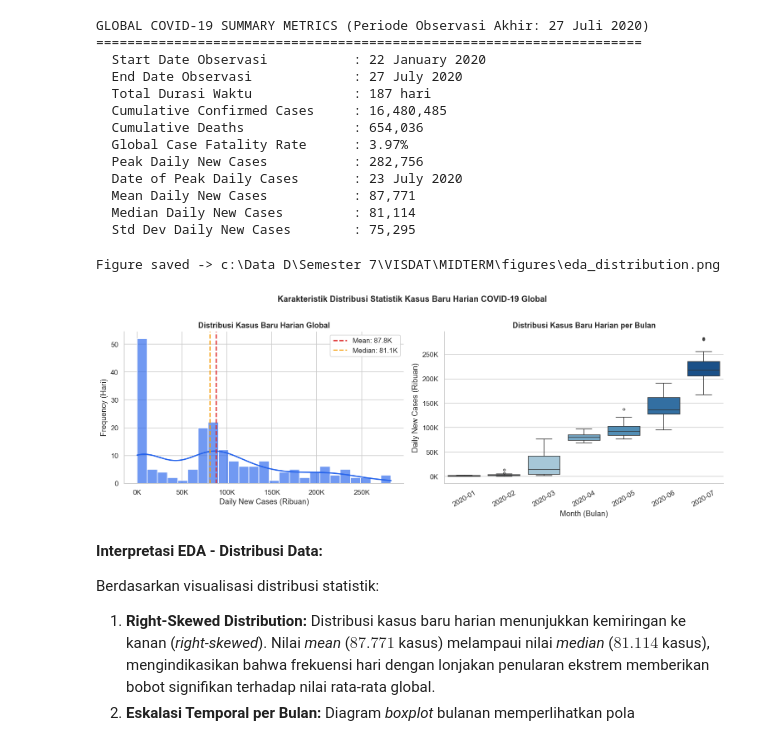
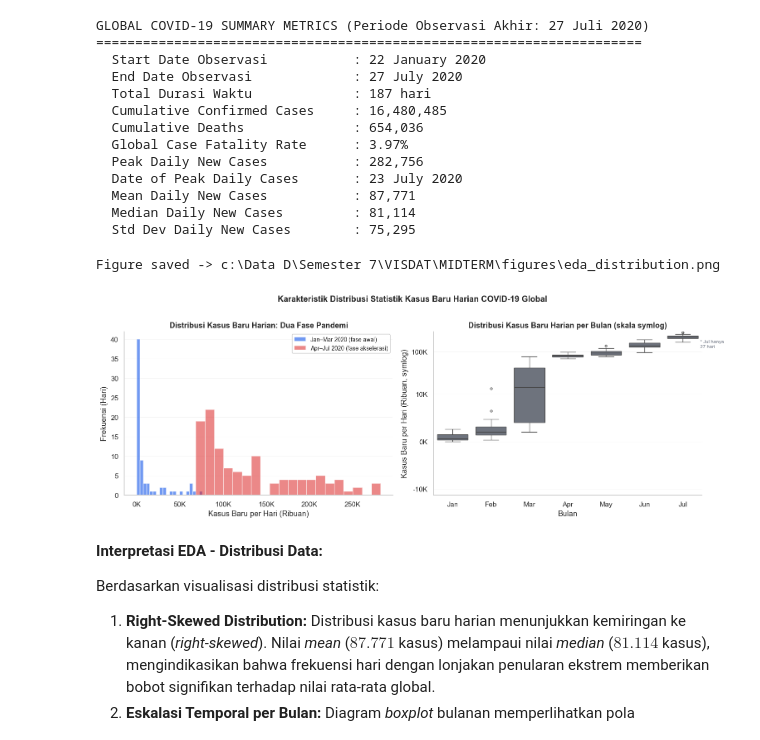
Before and after one commit to Hiiroga/Visualization-Data-Midterm-Project, a Jupyter notebook: covid19_time_series_visualization.ipynb, the cells around one changed output. Saved outputs shown, nothing was run; the diff lists cells and outputs as text; code cells hidden in the pictures.

```diff
--- a/covid19_time_series_visualization.ipynb
+++ b/covid19_time_series_visualization.ipynb
@@ -235,7 +235,8 @@ plt.rcParams.update({
     'axes.spines.right' : False,
     'axes.grid'         : True,
     'grid.color'        : '#E5E7EB',
-    'grid.linewidth'    : 0.7,
+    'grid.alpha'        : 0.25,
+    'grid.linewidth'    : 0.5,
     'font.size'         : 11,
     'axes.titlesize'    : 13,
     'axes.labelsize'    : 11,
@@ -264,6 +265,15 @@ def save_fig(filename):
 
 print('Libraries loaded successfully.')
 print(f'Runtime versions: pandas {pd.__version__} | numpy {np.__version__} | seaborn {sns.__version__}')
+# Okabe-Ito colorblind-safe palette — digunakan konsisten di seluruh notebook
+WHO_REGION_COLORS = {
+    'Africa'               : '#E69F00',
+    'Americas'             : '#56B4E9',
+    'Eastern Mediterranean': '#009E73',
+    'Europe'               : '#F0E442',
+    'South-East Asia'      : '#0072B2',
+    'Western Pacific'      : '#D55E00',
+}
 # %% [output]
 Libraries loaded successfully.
 Runtime versions: pandas 2.3.3 | numpy 2.4.6 | seaborn 0.13.2
@@ -560,42 +571,46 @@ GLOBAL COVID-19 SUMMARY METRICS (Periode Observasi Akhir: 27 Juli 2020)
 # %%
 fig, axes = plt.subplots(1, 2, figsize=(14, 5))
 
-# Panel Kiri: Histogram dan Kernel Density Estimation (KDE)
-sns.histplot(day_wise['New cases'] / 1000, bins=25, kde=True,
-             color='#2563EB', alpha=0.65, line_kws={'linewidth': 2.0},
-             ax=axes[0])
-mean_val = day_wise['New cases'].mean()   / 1000
-med_val  = day_wise['New cases'].median() / 1000
-axes[0].axvline(mean_val, color='#DC2626', lw=1.8, ls='--',
-                label=f'Mean: {mean_val:.1f}K')
-axes[0].axvline(med_val,  color='#F59E0B', lw=1.8, ls='--',
-                label=f'Median: {med_val:.1f}K')
-axes[0].legend()
-axes[0].set_title('Distribusi Kasus Baru Harian Global', fontweight='bold')
-axes[0].set_xlabel('Daily New Cases (Ribuan)')
-axes[0].set_ylabel('Frequency (Hari)')
+# Panel Kiri: Histogram per Fase (Jan-Mar vs Apr-Jul 2020)
+phase_a = day_wise[day_wise['Date'] <  '2020-04-01']['New cases'] / 1000
+phase_b = day_wise[day_wise['Date'] >= '2020-04-01']['New cases'] / 1000
+axes[0].hist(phase_a, bins=20, color='#2563EB', alpha=0.65, label='Jan–Mar 2020 (fase awal)')
+axes[0].hist(phase_b, bins=20, color='#DC2626', alpha=0.55, label='Apr–Jul 2020 (fase akselerasi)')
+axes[0].legend(fontsize=9)
+axes[0].set_title('Distribusi Kasus Baru Harian: Dua Fase Pandemi', fontweight='bold')
+axes[0].set_xlabel('Kasus Baru per Hari (Ribuan)')
+axes[0].set_ylabel('Frekuensi (Hari)')
 axes[0].xaxis.set_major_formatter(mticker.FuncFormatter(lambda x, _: f'{x:.0f}K'))
+axes[0].xaxis.grid(False)
+axes[0].yaxis.grid(True, alpha=0.25, linewidth=0.5)
 
-# Panel Kanan: Monthly Boxplot
-day_wise['Month'] = day_wise['Date'].dt.to_period('M').astype(str)
-month_order = sorted(day_wise['Month'].unique())
+# Panel Kanan: Monthly Boxplot (symlog Y agar Jan/Feb terbaca)
+day_wise['Month'] = day_wise['Date'].dt.strftime('%b')
+month_order_full  = ['Jan', 'Feb', 'Mar', 'Apr', 'May', 'Jun', 'Jul']
+month_order = [m for m in month_order_full if m in day_wise['Month'].unique()]
 sns.boxplot(data=day_wise, x='Month', y=day_wise['New cases'] / 1000,
-            palette='Blues', ax=axes[1], order=month_order, fliersize=3)
-axes[1].set_title('Distribusi Kasus Baru Harian per Bulan', fontweight='bold')
-axes[1].set_xlabel('Month (Bulan)')
-axes[1].set_ylabel('Daily New Cases (Ribuan)')
-axes[1].tick_params(axis='x', rotation=30)
+            color='#6B7280', ax=axes[1], order=month_order, fliersize=3,
+            linewidth=0.9)
+axes[1].set_yscale('symlog', linthresh=10)
+axes[1].set_title('Distribusi Kasus Baru Harian per Bulan (skala symlog)', fontweight='bold')
+axes[1].set_xlabel('Bulan')
+axes[1].set_ylabel('Kasus Baru per Hari (Ribuan, symlog)')
+axes[1].tick_params(axis='x', rotation=0)
 axes[1].yaxis.set_major_formatter(mticker.FuncFormatter(lambda x, _: f'{x:.0f}K'))
+axes[1].text(6.45, axes[1].get_ylim()[1] * 0.5, '* Jul hanya\n27 hari',
+             fontsize=7.5, color='#6B7280', va='center', ha='left', clip_on=False)
+axes[1].xaxis.grid(False)
+axes[1].yaxis.grid(True, alpha=0.25, linewidth=0.5)
 
 plt.suptitle('Karakteristik Distribusi Statistik Kasus Baru Harian COVID-19 Global',
              fontsize=13, fontweight='bold', y=1.01)
 plt.tight_layout()
 save_fig('eda_distribution.png')
 plt.show()
 day_wise.drop(columns='Month', inplace=True, errors='ignore')
 # %% [output]
 Figure saved -> c:\Data D\Semester 7\VISDAT\MIDTERM\figures\eda_distribution.png
-[figure, old version]
+[figure, new version]
 # %% [markdown]
 **Interpretasi EDA - Distribusi Data:**
 
```
Also changed, not shown: parts of 9 cells of this notebook, 11 other files.
